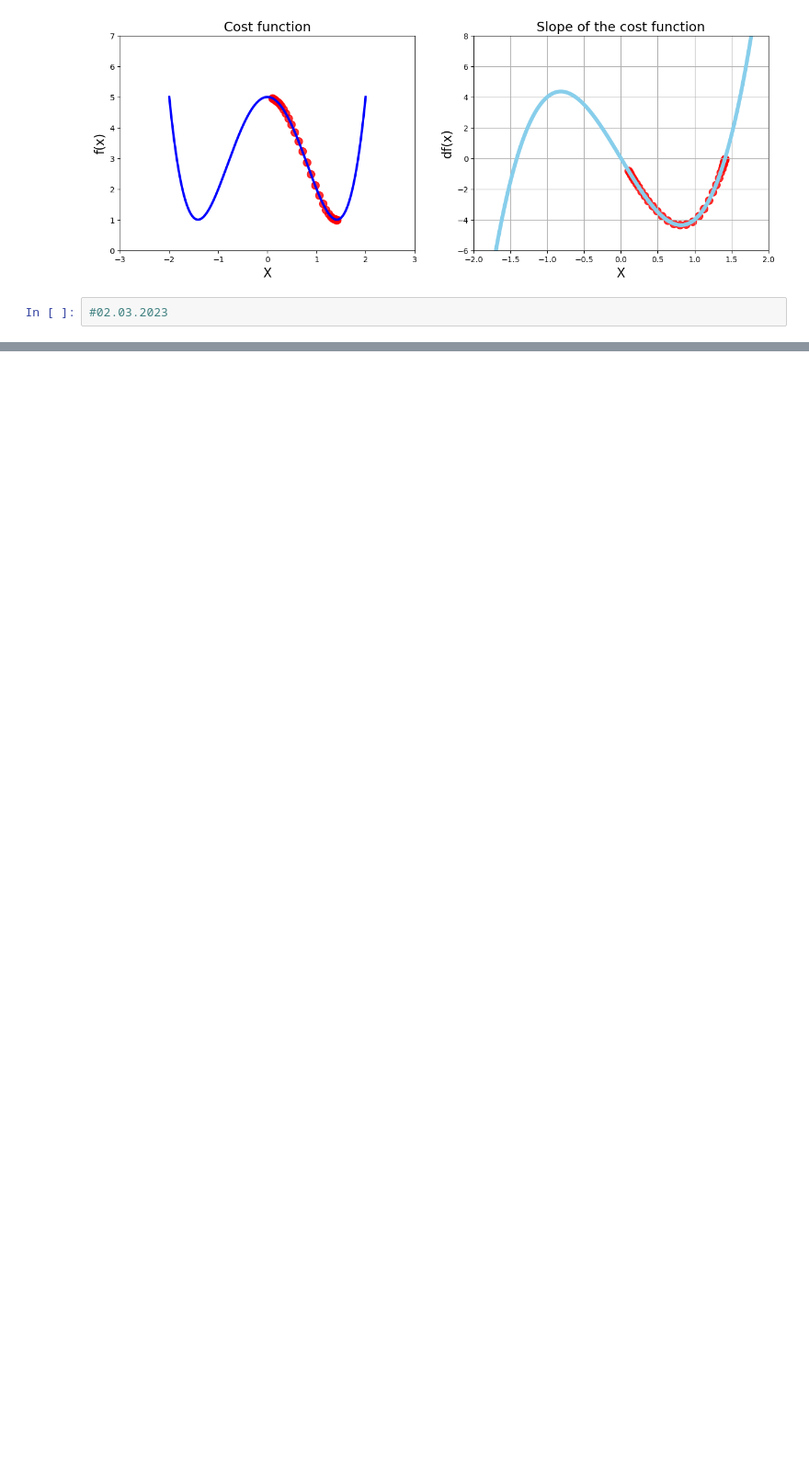
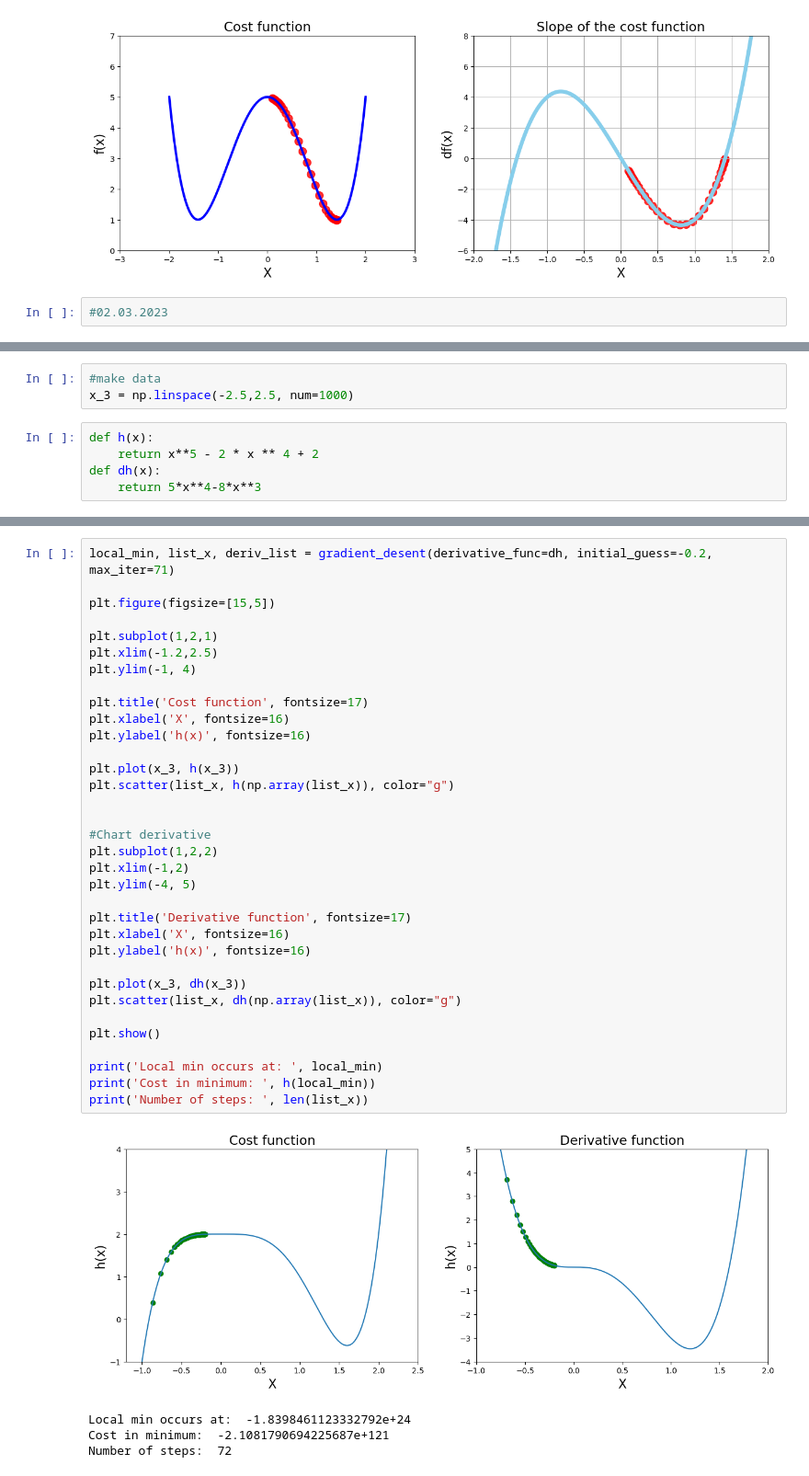
Before and after one commit to kucheriavii/data_sciense_ukr, a Jupyter notebook: optimization/GradientDescent.ipynb, the cells around one changed output, grey strips where cells are left out. Shown: that part at 92% size. Drawn from its saved outputs; the diff is of its cells as text; blank space fills up the shorter version.

```diff
--- a/optimization/GradientDescent.ipynb
+++ b/optimization/GradientDescent.ipynb
@@ -293,0 +297,8 @@ plt.show()
+# %%
+#make data
+x_3 = np.linspace(-2.5,2.5, num=1000)
+# %%
+def h(x):
+    return x**5 - 2 * x ** 4 + 2
+def dh(x):
+    return 5*x**4-8*x**3
@@ -293,0 +327,39 @@ plt.show()
+# %%
+local_min, list_x, deriv_list = gradient_desent(derivative_func=dh, initial_guess=-0.2, max_iter=71)
+
+plt.figure(figsize=[15,5])
+
+plt.subplot(1,2,1)
+plt.xlim(-1.2,2.5)
+plt.ylim(-1, 4)
+
+plt.title('Cost function', fontsize=17)
+plt.xlabel('X', fontsize=16)
+plt.ylabel('h(x)', fontsize=16)
+
+plt.plot(x_3, h(x_3))
+plt.scatter(list_x, h(np.array(list_x)), color="g")
+
+
+#Chart derivative
+plt.subplot(1,2,2)
+plt.xlim(-1,2)
+plt.ylim(-4, 5)
+
+plt.title('Derivative function', fontsize=17)
+plt.xlabel('X', fontsize=16)
+plt.ylabel('h(x)', fontsize=16)
+
+plt.plot(x_3, dh(x_3))
+plt.scatter(list_x, dh(np.array(list_x)), color="g")
+
+plt.show()
+
+print('Local min occurs at: ', local_min)
+print('Cost in minimum: ', h(local_min))
+print('Number of steps: ', len(list_x))
+# %% [output]
+[figure, added]
+Local min occurs at:  -1.8398461123332792e+24
+Cost in minimum:  -2.1081790694225687e+121
+Number of steps:  72
```
Also changed, not shown: parts of 5 cells of this notebook, 1 other file.
